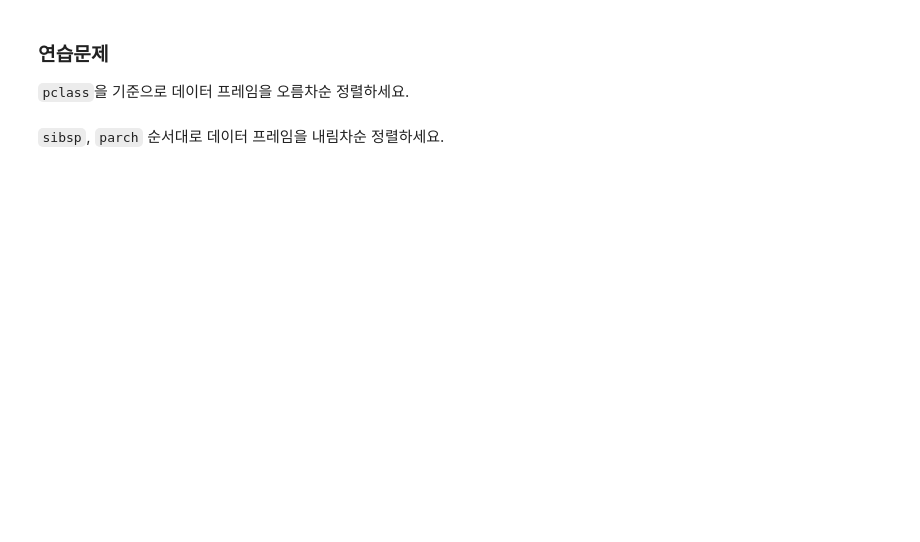
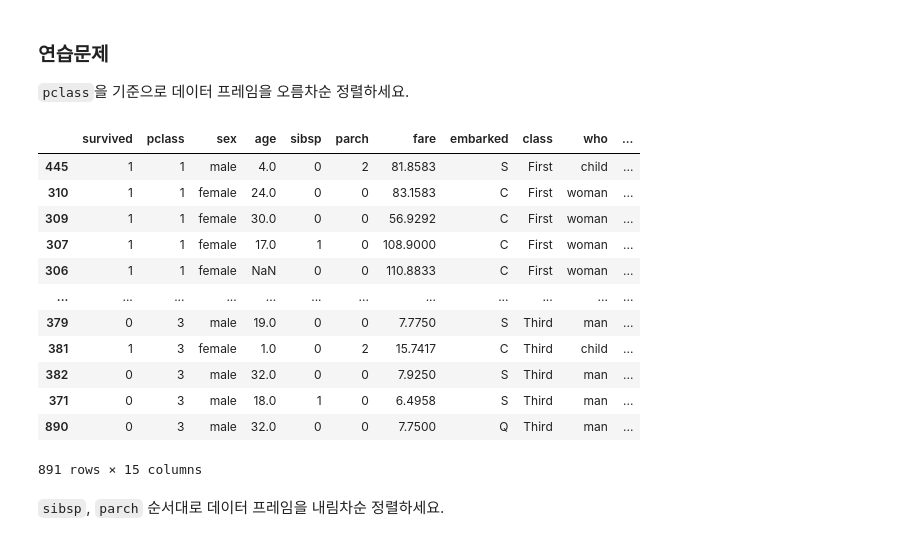
Before and after one commit to skyworld19/ds-school-advanced, a Jupyter notebook: 03_pandas_조회_정렬_조건_필터_LAB.ipynb, the cells around one changed output. Drawn from its saved outputs; the diff is of its cells as text; code cells hidden in the pictures; blank space fills up the shorter version.

```diff
--- a/03_pandas_조회_정렬_조건_필터_LAB.ipynb
+++ b/03_pandas_조회_정렬_조건_필터_LAB.ipynb
@@ -453,6 +547,21 @@ Categories (3, int64): [1, 2, 3]
 `pclass`을 기준으로 데이터 프레임을 오름차순 정렬하세요.
 # %%
 # 코드를 입력하세요.
+df.sort_values(by='pclass')
+# %% [output]
+|  | survived | pclass | sex | age | sibsp | parch | fare | embarked | class | who | ... |
+| 445 | 1 | 1 | male | 4.0 | 0 | 2 | 81.8583 | S | First | child | ... |
+| 310 | 1 | 1 | female | 24.0 | 0 | 0 | 83.1583 | C | First | woman | ... |
+| 309 | 1 | 1 | female | 30.0 | 0 | 0 | 56.9292 | C | First | woman | ... |
+| 307 | 1 | 1 | female | 17.0 | 1 | 0 | 108.9000 | C | First | woman | ... |
+| 306 | 1 | 1 | female | NaN | 0 | 0 | 110.8833 | C | First | woman | ... |
+| ... | ... | ... | ... | ... | ... | ... | ... | ... | ... | ... | ... |
+| 379 | 0 | 3 | male | 19.0 | 0 | 0 | 7.7750 | S | Third | man | ... |
+| 381 | 1 | 3 | female | 1.0 | 0 | 2 | 15.7417 | C | Third | child | ... |
+| 382 | 0 | 3 | male | 32.0 | 0 | 0 | 7.9250 | S | Third | man | ... |
+| 371 | 0 | 3 | male | 18.0 | 1 | 0 | 6.4958 | S | Third | man | ... |
+| 890 | 0 | 3 | male | 32.0 | 0 | 0 | 7.7500 | Q | Third | man | ... |
+891 rows × 15 columns
 # %% [markdown]
 `sibsp`, `parch` 순서대로 데이터 프레임을 내림차순 정렬하세요.
 # %%
```
Also changed, not shown: parts of 62 cells of this notebook.
